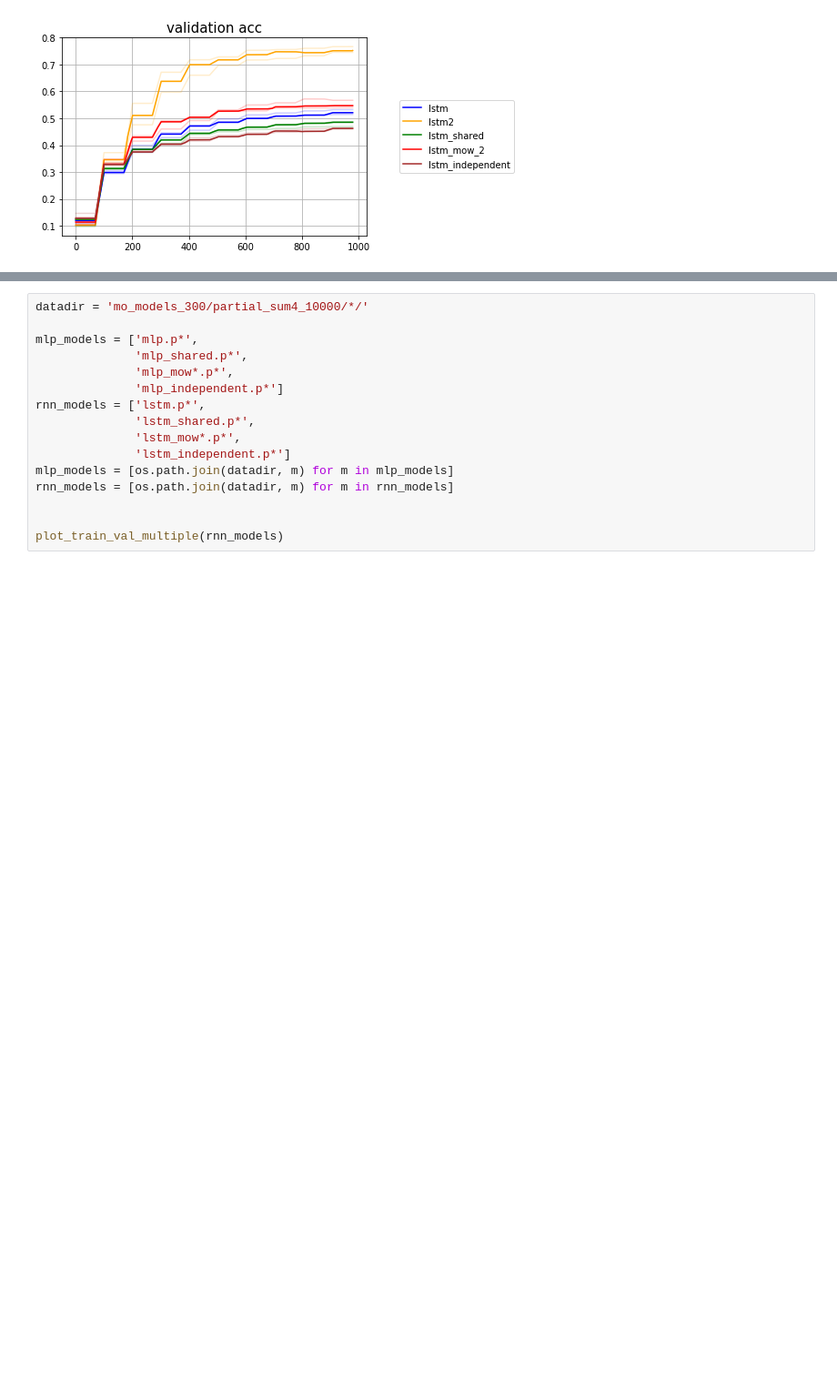
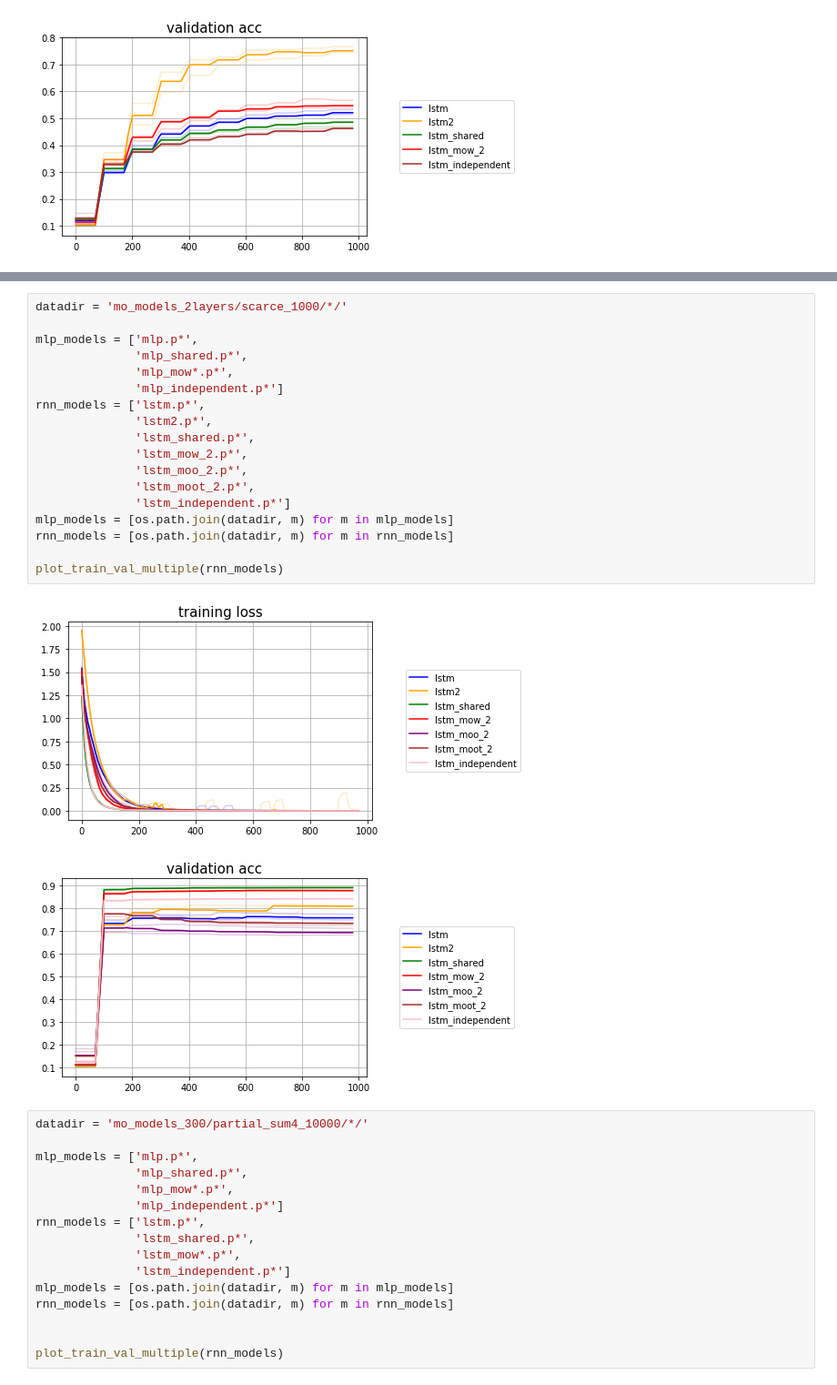
Before and after one commit to nathanwang000/sequence_fun, a Jupyter notebook: sequence_fun_evaluation.ipynb, the cells around one changed output, grey strips where cells are left out. Shown at 91% size. Drawn from its saved outputs; the diff is of its cells as text; blank space fills up the shorter version.

```diff
--- a/sequence_fun_evaluation.ipynb
+++ b/sequence_fun_evaluation.ipynb
@@ -200,3 +204,24 @@ plot_train_val_multiple(rnn_models)
+# %%
+datadir = 'mo_models_2layers/scarce_1000/*/'
+
+mlp_models = ['mlp.p*',
+              'mlp_shared.p*',
+              'mlp_mow*.p*',
+              'mlp_independent.p*']
+rnn_models = ['lstm.p*',
+              'lstm2.p*',
+              'lstm_shared.p*',
+              'lstm_mow_2.p*',
+              'lstm_moo_2.p*',
+              'lstm_moot_2.p*',
+              'lstm_independent.p*']
+mlp_models = [os.path.join(datadir, m) for m in mlp_models]
+rnn_models = [os.path.join(datadir, m) for m in rnn_models]
+
+plot_train_val_multiple(rnn_models)
+# %% [output]
+[figure, added]
+[figure, added]
 # %%
 datadir = 'mo_models_300/partial_sum4_10000/*/'
 
```
Also changed, not shown: parts of 4 cells of this notebook, 7 other files.
